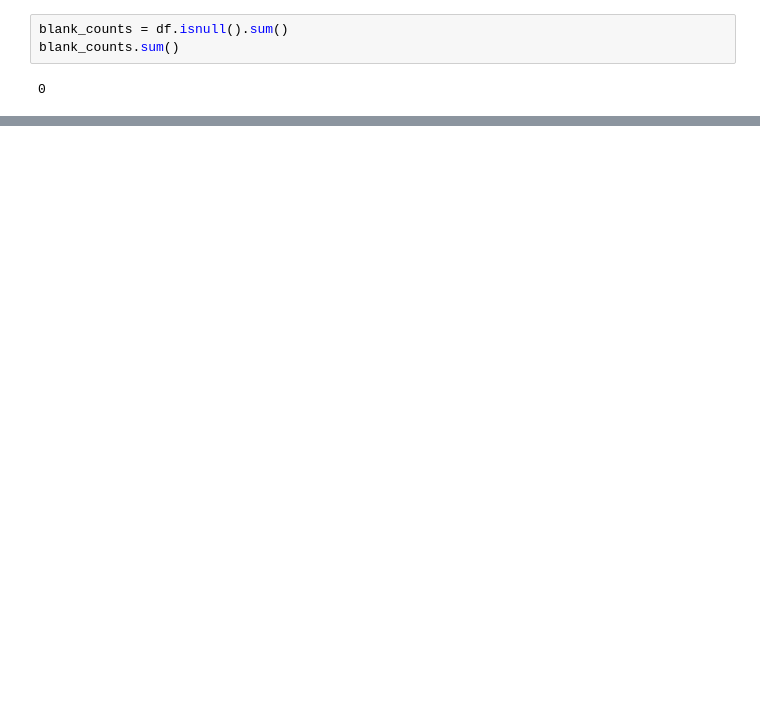
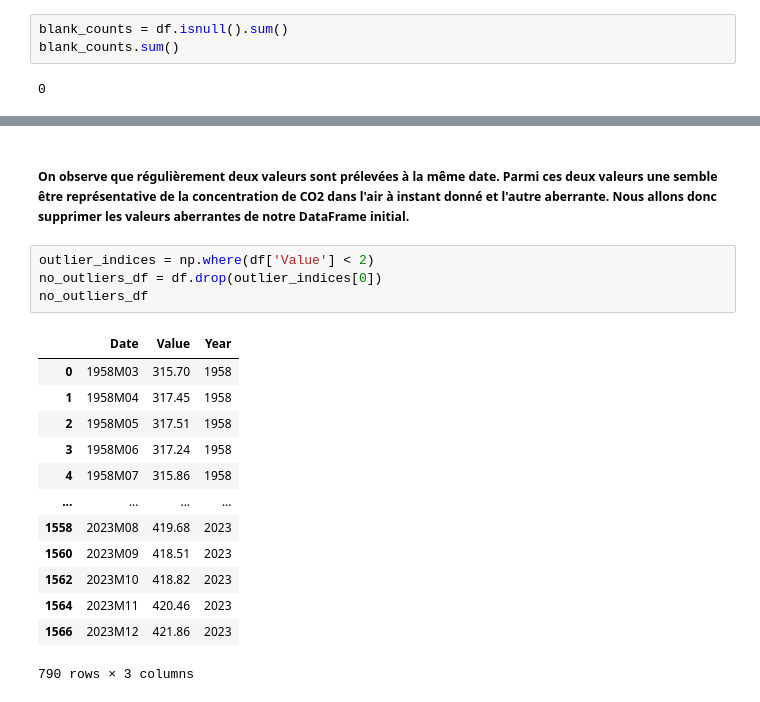
Before and after one commit to Ericcost/GlobalChangingAwarness, a Jupyter notebook: Global_Warming_Datasets/ACO2C.ipynb, the cells around one changed output, grey strips where cells are left out. Cells and saved outputs as stored; diff of their text form; blank space fills up the shorter version.

```diff
--- a/Global_Warming_Datasets/ACO2C.ipynb
+++ b/Global_Warming_Datasets/ACO2C.ipynb
@@ -121,0 +125,20 @@ plt.show()
+# %% [markdown]
+##### On observe que régulièrement deux valeurs sont prélevées à la même date. Parmi ces deux valeurs une semble être représentative de la concentration de CO2 dans l'air à instant donné et l'autre aberrante. Nous allons donc supprimer les valeurs aberrantes de notre DataFrame initial.
+# %%
+outlier_indices = np.where(df['Value'] < 2)
+no_outliers_df = df.drop(outlier_indices[0])
+no_outliers_df
+# %% [output]
+|  | Date | Value | Year |
+| 0 | 1958M03 | 315.70 | 1958 |
+| 1 | 1958M04 | 317.45 | 1958 |
+| 2 | 1958M05 | 317.51 | 1958 |
+| 3 | 1958M06 | 317.24 | 1958 |
+| 4 | 1958M07 | 315.86 | 1958 |
+| ... | ... | ... | ... |
+| 1558 | 2023M08 | 419.68 | 2023 |
+| 1560 | 2023M09 | 418.51 | 2023 |
+| 1562 | 2023M10 | 418.82 | 2023 |
+| 1564 | 2023M11 | 420.46 | 2023 |
+| 1566 | 2023M12 | 421.86 | 2023 |
+790 rows × 3 columns
```
Also changed, not shown: parts of 15 cells of this notebook.
